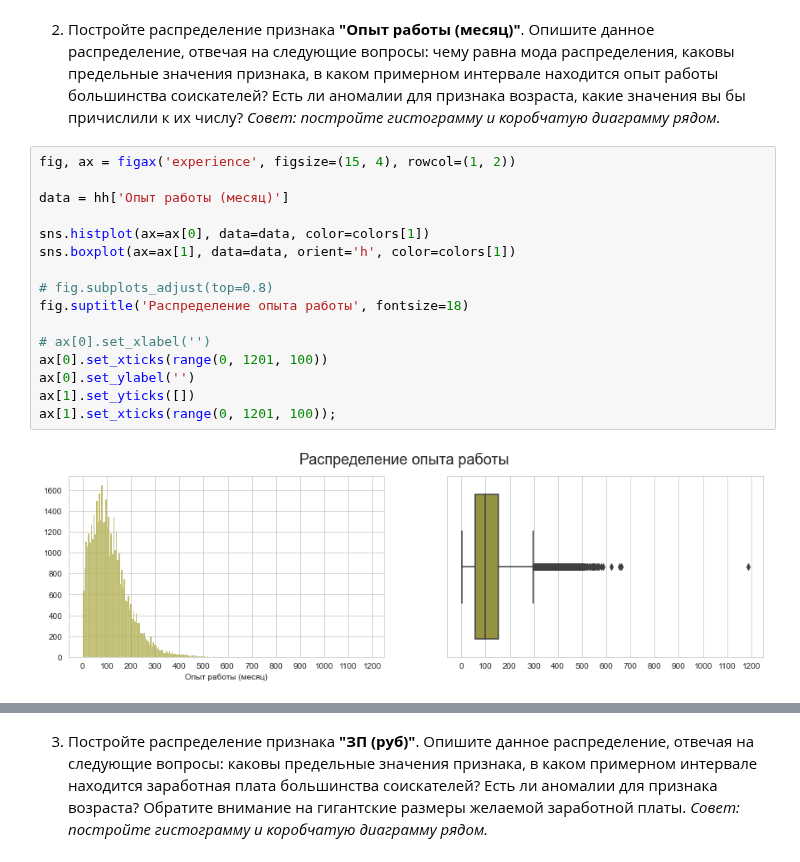
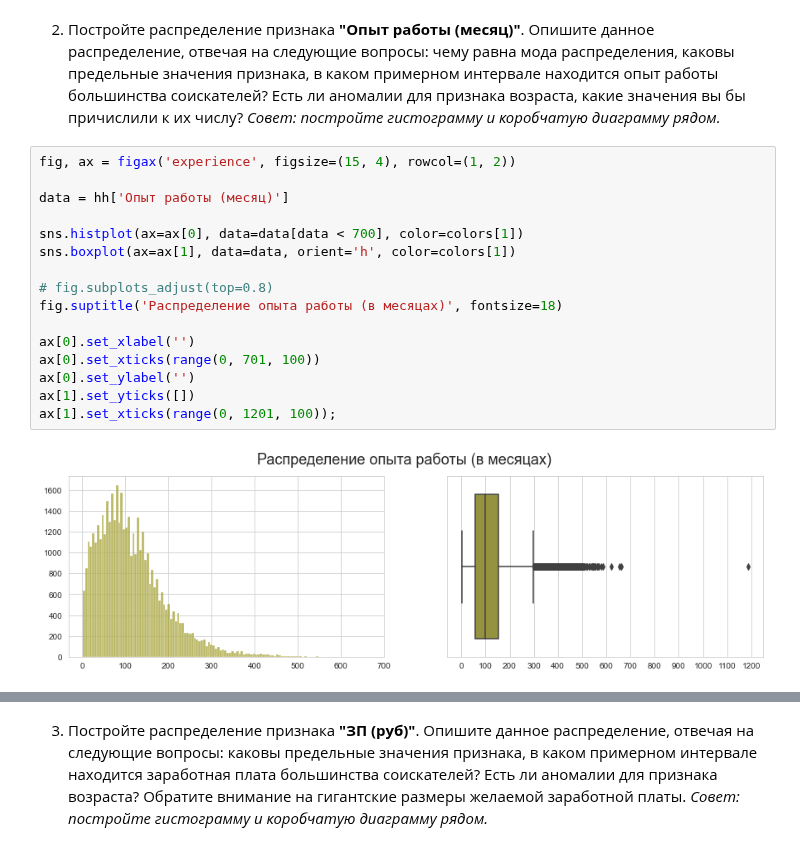
Before and after one commit to evpozdniakov/ds_projects, a Jupyter notebook: project1/hh.ipynb, the cells around one changed output, grey strips where cells are left out. Drawn from its saved outputs; the diff is of its cells as text.

```diff
--- a/project1/hh.ipynb
+++ b/project1/hh.ipynb
@@ -809,18 +811,18 @@ ax[1].set_xticks(range(0, 101, 10));
 # %%
 fig, ax = figax('experience', figsize=(15, 4), rowcol=(1, 2))
 
 data = hh['Опыт работы (месяц)']
 
-sns.histplot(ax=ax[0], data=data, color=colors[1])
+sns.histplot(ax=ax[0], data=data[data < 700], color=colors[1])
 sns.boxplot(ax=ax[1], data=data, orient='h', color=colors[1])
 
 # fig.subplots_adjust(top=0.8)
-fig.suptitle('Распределение опыта работы', fontsize=18)
+fig.suptitle('Распределение опыта работы (в месяцах)', fontsize=18)
 
-# ax[0].set_xlabel('')
-ax[0].set_xticks(range(0, 1201, 100))
+ax[0].set_xlabel('')
+ax[0].set_xticks(range(0, 701, 100))
 ax[0].set_ylabel('')
 ax[1].set_yticks([])
 ax[1].set_xticks(range(0, 1201, 100));
 # %% [output]
-[figure, old version]
+[figure, new version]
```
Also changed, not shown: parts of 13 cells of this notebook.
